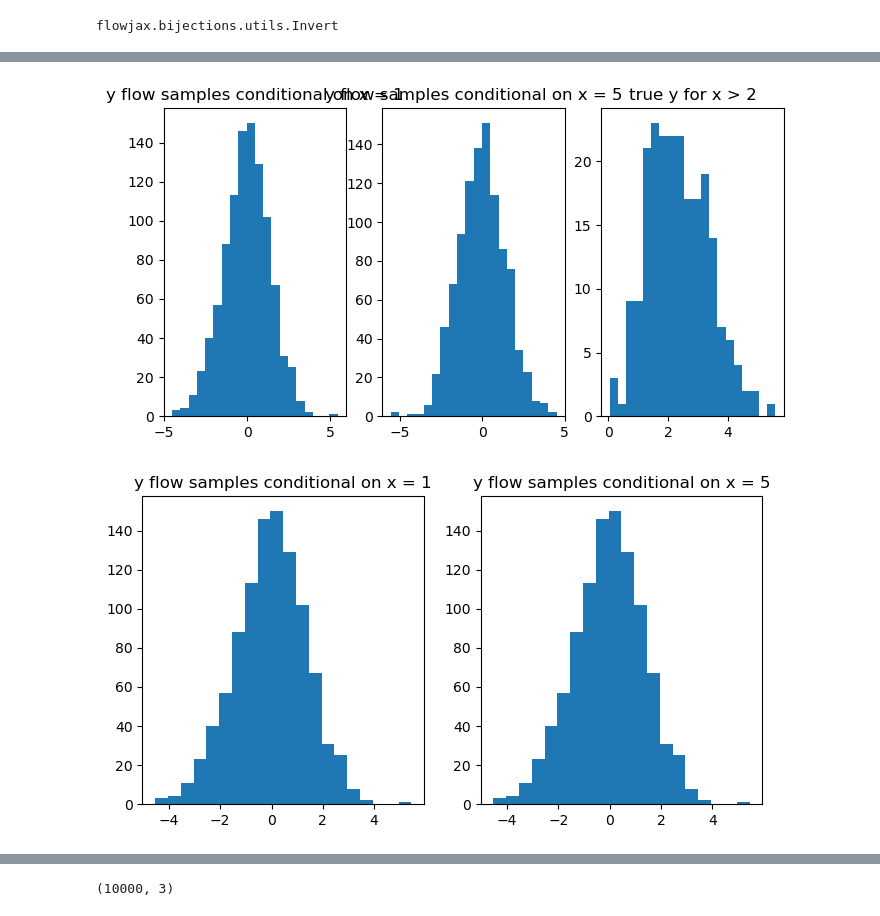
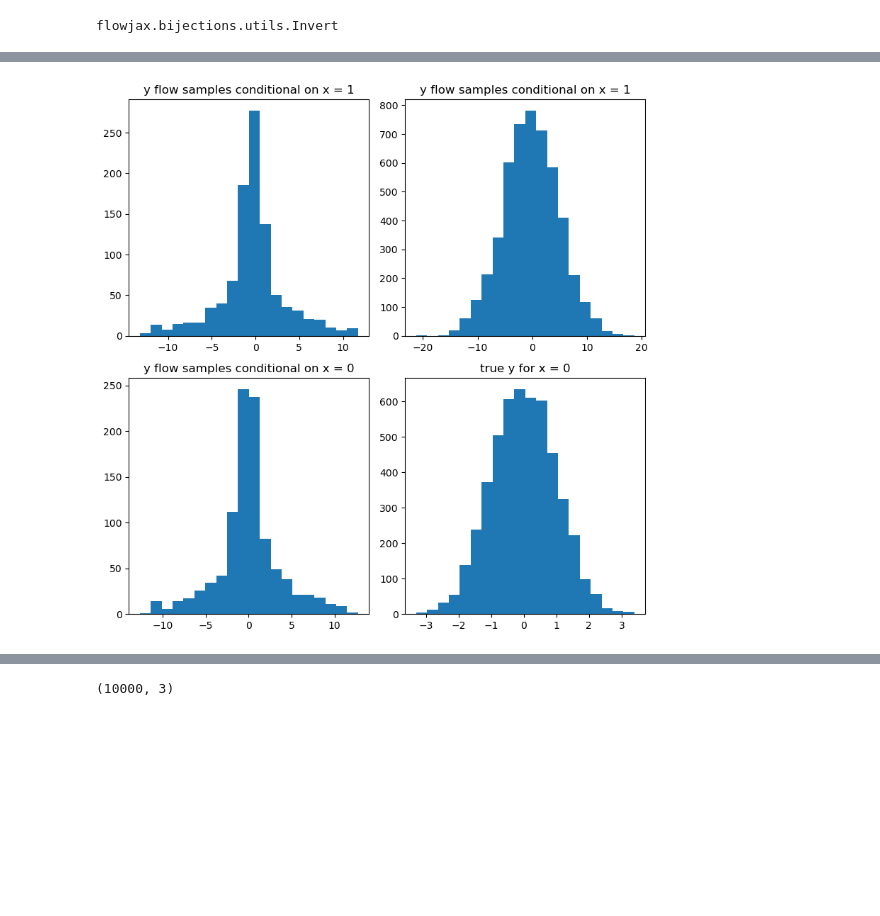
Before and after one commit to llaurabatt/frugal-flows, a Jupyter notebook: frugal_flexible_causal_effect.ipynb, the cells around one changed output, grey strips where cells are left out. Cells and saved outputs as stored; diff of their text form; code cells hidden in the pictures; blank space fills up the shorter version.

Commit message:
add flexible cond to frugal flows

```diff
--- a/frugal_flexible_causal_effect.ipynb
+++ b/frugal_flexible_causal_effect.ipynb
@@ -43,12 +44,14 @@ N = 10000
 # z = jr.multivariate_normal(keys[0], jnp.array([0.,0.]), jnp.array([[1., 0],[0, 1.]]), shape=(N,))
 
 
-# x = jnp.expand_dims(jnp.hstack([jnp.ones(int(N/2))*0, jnp.ones(int(N/2))*1]),axis=1)
+x = jnp.expand_dims(jnp.hstack([jnp.ones(int(N/2))*0, jnp.ones(int(N/2))*1]),axis=1)
 # x = jnp.expand_dims(jnp.ones(int(N))*0, axis=1)
-x = jax.random.normal(keys[0], shape=(N,1))
+# x = jax.random.normal(keys[0], shape=(N,1))
 
+y = jnp.vstack([jax.random.normal(keys[2], shape=(int(N/2),1)),
+                                jax.random.normal(keys[0], shape=(int(N/2),1))*5.])
 
-y = jax.random.normal(keys[2], shape=(N,1)) + 1*x
+# y = jax.random.normal(keys[2], shape=(N,1)) + 1*x
 # %%
 y.min(), y.max()
 # %% [output]
@@ -61,11 +68,12 @@ base_dist = Uniform(-jnp.ones(nvars), jnp.ones(nvars))
 
 transformer = RationalQuadraticSpline(knots=8, interval=1)
 
-flow = masked_autoregressive_flow(  # masked_autoregressive_flow(
+flow = masked_autoregressive_flow_masked_cond(  # masked_autoregressive_flow(
     key=subkey,
     base_dist=base_dist,
     transformer=transformer,
-    cond_dim=x.shape[1],
+    # cond_dim=x.shape[1],
+    cond_dim_mask=x.shape[1],
     nn_depth=5,
     nn_width=50,
     flow_layers=10,
@@ -73,10 +81,10 @@ flow = masked_autoregressive_flow(  # masked_autoregressive_flow(
 
 flow = Transformed(flow, Invert(Tanh(flow.shape)))  # Unbounded support
 
-# flow = Transformed(
-#     flow,
-#     LocCond(ate=jnp.ones(nvars)*0.)
-# )
+flow = Transformed(
+    flow,
+    LocCond(ate=jnp.ones(nvars)*0.)
+)
 
 flow = flow.merge_transforms()
 
@@ -95,7 +103,7 @@ flow, losses = fit_to_data(
     key=subkey,
     dist=flow,
     x=y,
-    learning_rate=1e-3,
+    learning_rate=1e-2,
     max_patience=30,
     max_epochs=400,
     batch_size=1000,
@@ -126,30 +149,21 @@ Array([[False],
 # %%
 n_samples = 1000
-fig,ax =plt.subplots(1,3, figsize=(8,4))
-flow_samples_x1 = flow.sample(keys[1], condition=jnp.ones((n_samples,1)))
-ax[0].set_title('y flow samples conditional on x = 1')
-ax[0].hist(flow_samples_x1[:,0], label="flow", bins=20)
+fig,ax =plt.subplots(2,2, figsize=(8,8))
+flow_samples_1 = flow.sample(keys[1], condition=jnp.ones((n_samples,1)))
+ax[0,0].set_title('y flow samples conditional on x = 1')
+ax[0,0].hist(flow_samples_1[:,0], label="flow", bins=20)
 
-flow_samples_x5 = flow.sample(keys[0], condition=jnp.ones((n_samples,1))*5)
-ax[1].set_title('y flow samples conditional on x = 5')
-ax[1].hist(flow_samples_x5[:,0], label="flow", bins=20)
+ax[0,1].set_title('y flow samples conditional on x = 1')
+ax[0,1].hist(y[x==1], label="flow", bins=20)
 
-ax[2].set_title('true y for x > 2')
-ax[2].hist(y[x>2], label="y", bins=20)
+flow_samples_0 = flow.sample(keys[0], condition=jnp.zeros((n_samples,1)))
+ax[1,0].set_title('y flow samples conditional on x = 0')
+ax[1,0].hist(flow_samples_0[:,0], label="flow", bins=20)
+
+ax[1,1].set_title('true y for x = 0')
+ax[1,1].hist(y[x==0], label="y", bins=20)
+plt.tight_layout()
 # sns.kdeplot(yy,  color='red', ax=ax[1])
 plt.show()
 # %% [output]
-[figure, old version]
+[figure, new version]
-# %%
-fig,ax =plt.subplots(1,2, figsize=(8,4))
-flow_samples_x1 = flow.sample(keys[1], condition=jnp.ones((n_samples,1)))
-ax[0].set_title('y flow samples conditional on x = 1')
-ax[0].hist(flow_samples_x1[:,0], label="flow", bins=20)
-
-flow_samples_x5 = flow.sample(keys[1], condition=jnp.ones((n_samples,1))*5)
-ax[1].set_title('y flow samples conditional on x = 5')
-ax[1].hist(flow_samples_x5[:,0], label="flow", bins=20)
-# sns.kdeplot(yy,  color='red', ax=ax[1])
-plt.show()
-# %% [output]
-[figure, removed]
```
Also changed, not shown: parts of 20 cells of this notebook, 1 other file.
